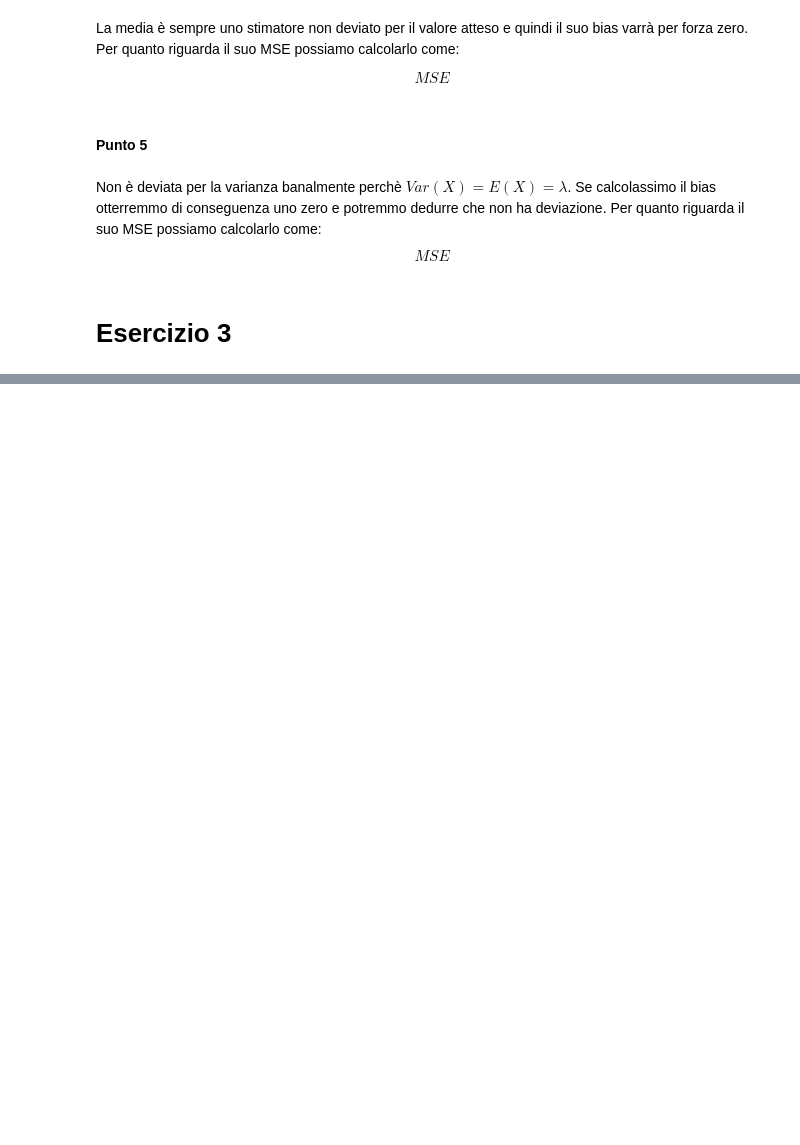
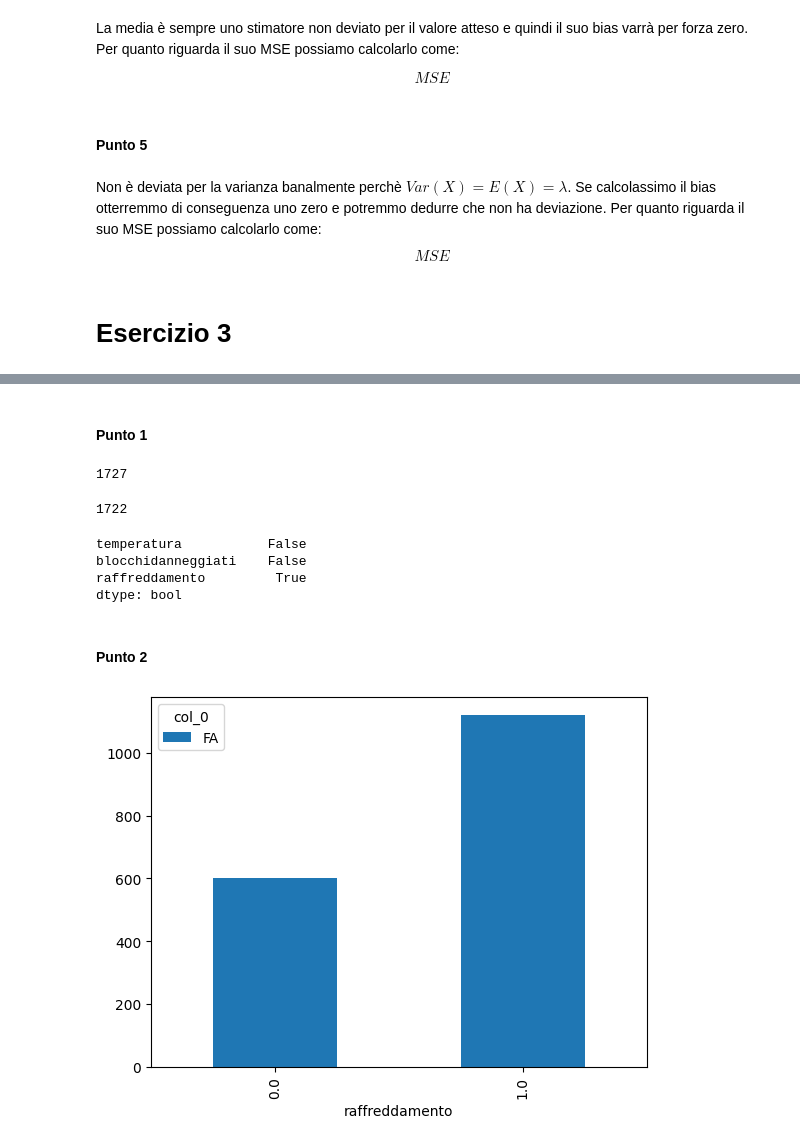
Before and after one commit to FriendlyWizard23/StatisticaL31, a Jupyter notebook: JUPYTER/TEMI D'ESAME/SOLUZIONI_MIE/ESAME 2022-06/ESAME.ipynb, the cells around one changed output, grey strips where cells are left out. Cells and saved outputs as stored; diff of their text form; code cells hidden in the pictures; blank space fills up the shorter version.

```diff
--- a/JUPYTER/TEMI D'ESAME/SOLUZIONI_MIE/ESAME 2022-06/ESAME.ipynb
+++ b/JUPYTER/TEMI D'ESAME/SOLUZIONI_MIE/ESAME 2022-06/ESAME.ipynb
@@ -78,3 +78,6 @@ Per quanto riguarda il suo MSE possiamo calcolarlo come:
 $$ MSE$$
 # %% [markdown]
 # Esercizio 3
+# %%
+df=pd.read_csv('rilevazioni.csv',sep=';')
+df
@@ -80,0 +98,25 @@ $$ MSE$$
+# %% [markdown]
+#### Punto 1
+# %%
+len(df)
+# %% [output]
+1727
+# %%
+len(df.dropna())
+# %% [output]
+1722
+# %%
+df.isna().any()
+# %% [output]
+temperatura           False
+blocchidanneggiati    False
+raffreddamento         True
+dtype: bool
+# %% [markdown]
+#### Punto 2
+# %%
+raff_abs=pd.crosstab(index=df['raffreddamento'], columns=['FA'])
+raff_abs.plot.bar()
+plt.show()
+# %% [output]
+[figure, added]
```
Also changed, not shown: parts of 16 cells of this notebook, 5 other files.
